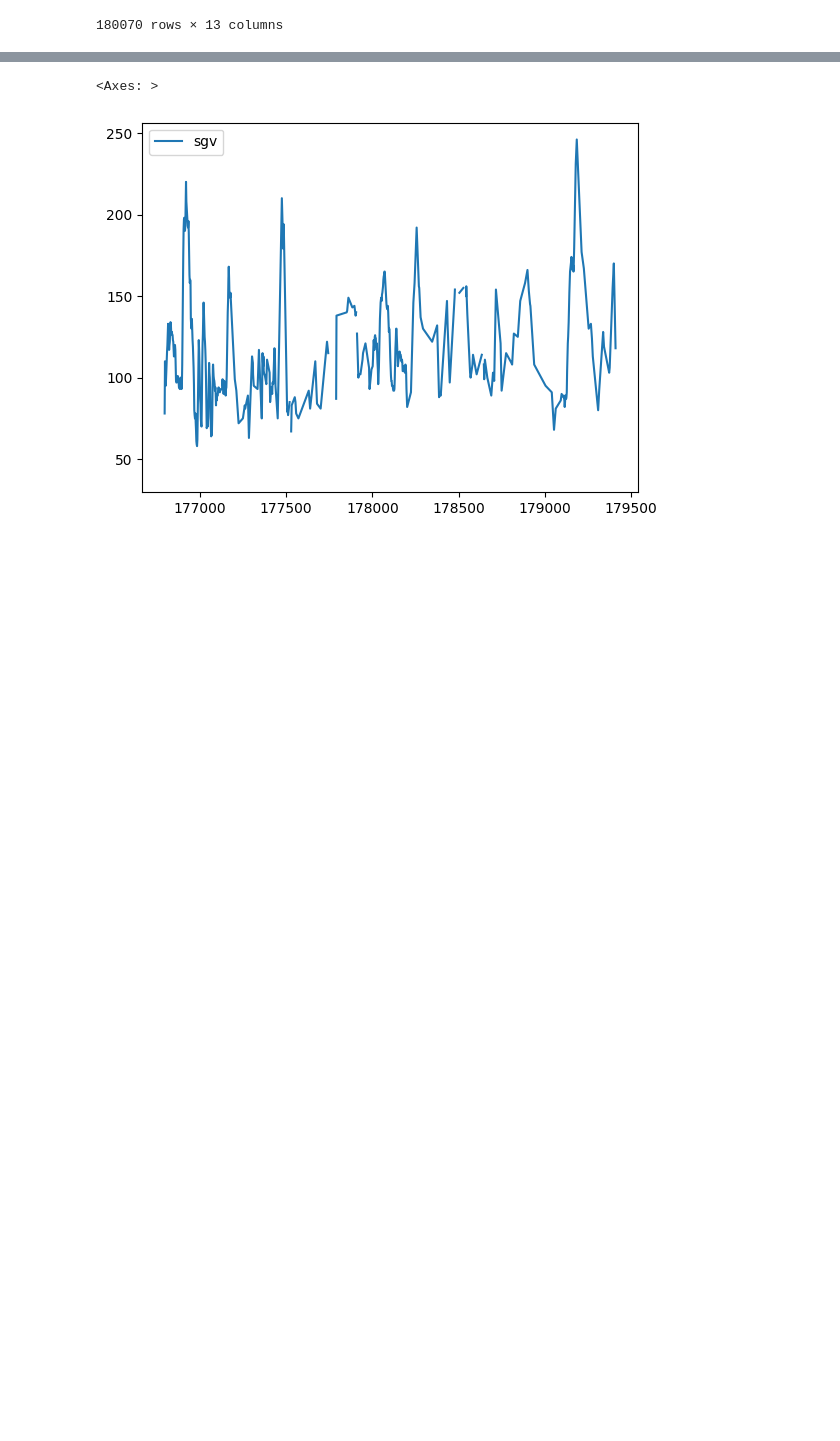
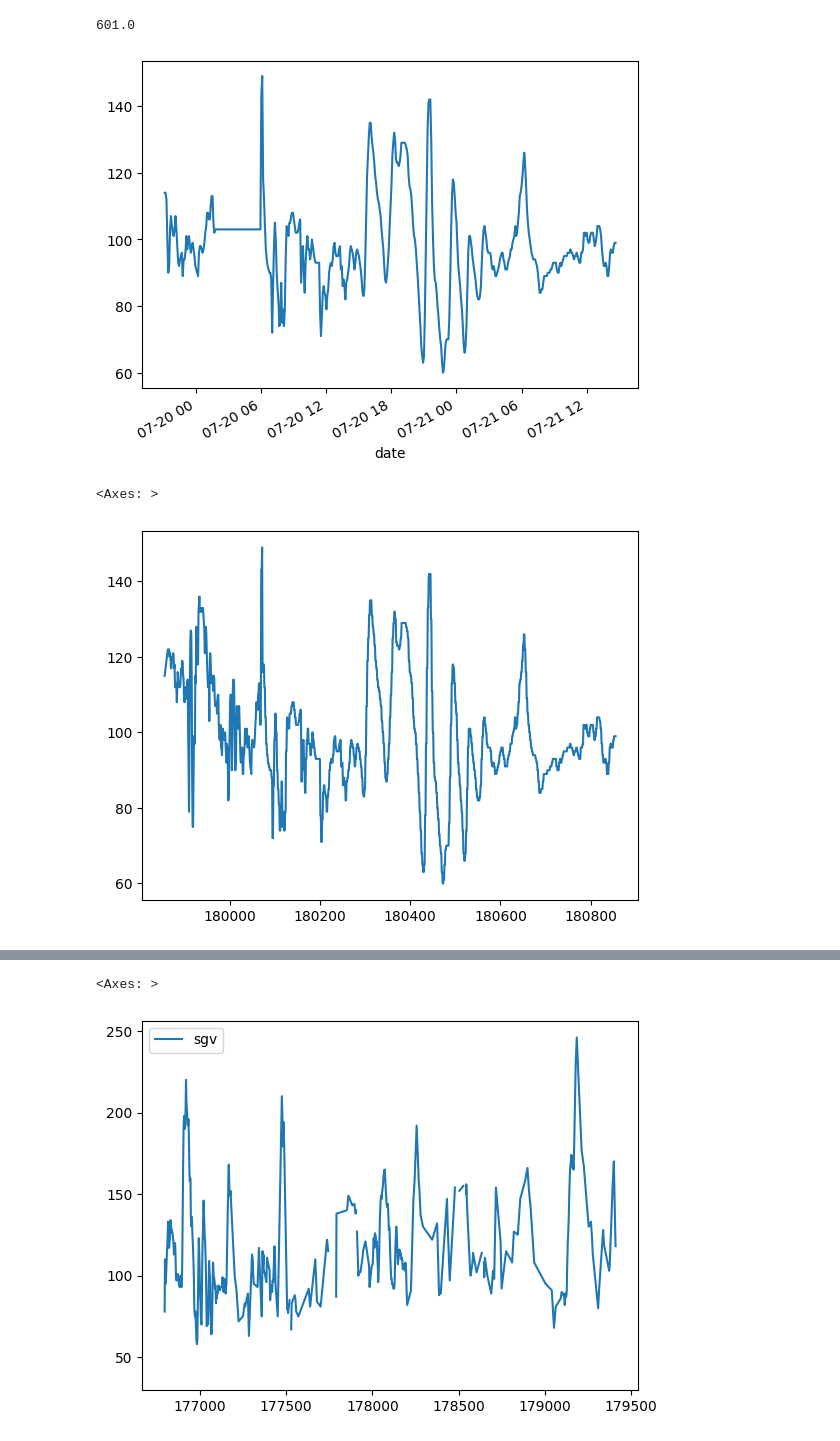
Before and after one commit to patrickdmiller/ns-data, a Jupyter notebook: python/example.ipynb, the cells around one changed output, grey strips where cells are left out. Drawn from its saved outputs; the diff is of its cells as text; code cells hidden in the pictures; blank space fills up the shorter version.

Commit message:
added mongo local, started alignment logic

```diff
--- a/python/example.ipynb
+++ b/python/example.ipynb
@@ -43,3 +13,11 @@ data = ns.find()
 # %%
 ns.entries
+# print(ns.entries['ts'].min())
+# print(ns.entries['ts'][0] + )
+# ns.entries.iloc[::-1]['ts']
+print(abs((ns.entries.iloc[0]['ts'] - ns.entries.iloc[2]['ts']).total_seconds()))
+df = ns.align().iloc[::-1]
+df['sgv'].plot()
+plt.show()
+ns.entries['sgv'][-1000:].plot()
 # %% [output]
@@ -58,2 +24,5 @@ ns.entries
-180070 rows × 13 columns
+601.0
+[figure, added]
+<Axes: >
+[figure, added]
 # %%
```
Also changed, not shown: parts of 9 cells of this notebook, 5 other files.
